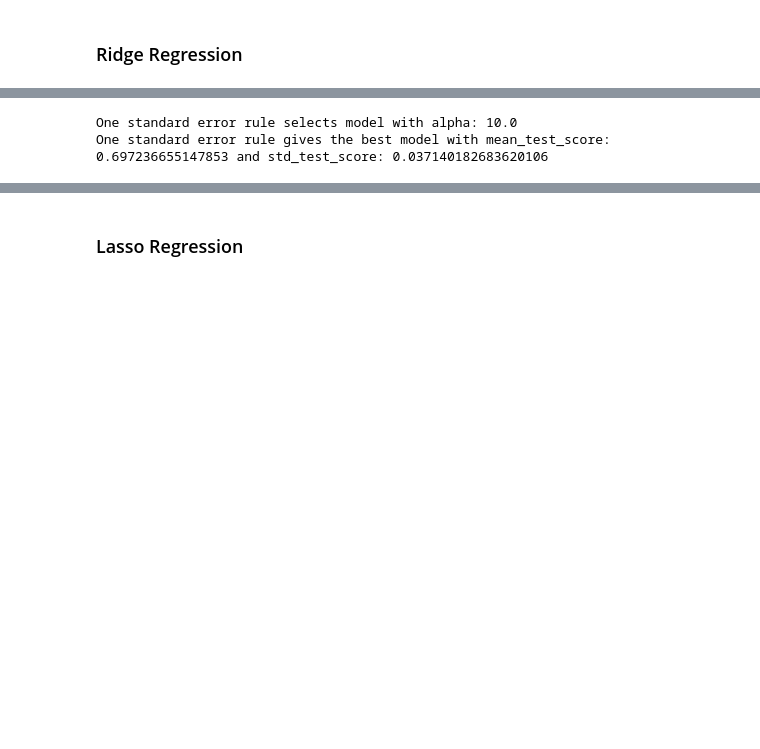
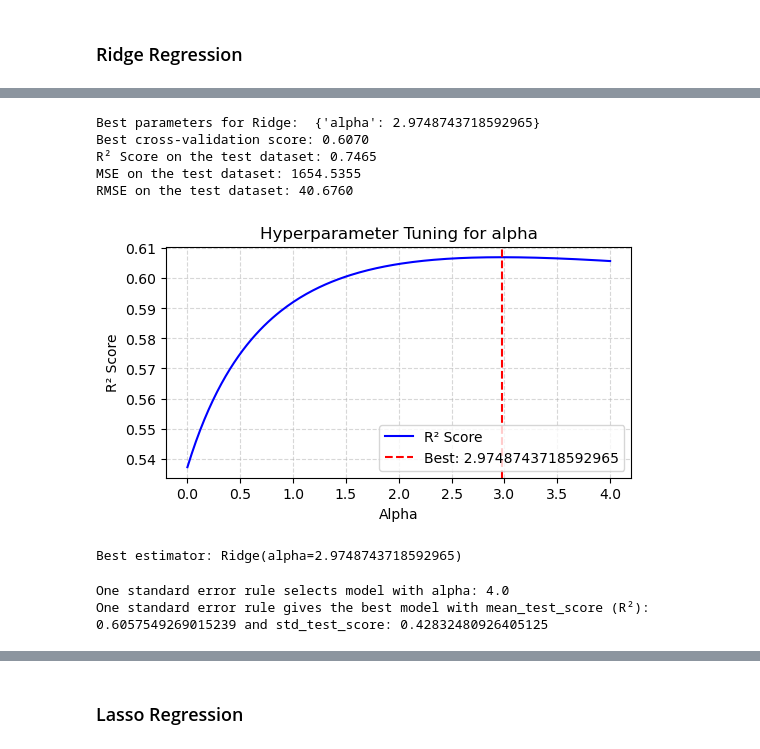
Before and after one commit to saulianskaitee/case1_CDA, a Jupyter notebook: 2_regularized.ipynb, the cells around one changed output, grey strips where cells are left out. Saved outputs shown, nothing was run; the diff lists cells and outputs as text; code cells hidden in the pictures; blank space fills up the shorter version.

```diff
--- a/2_regularized.ipynb
+++ b/2_regularized.ipynb
@@ -176,18 +105,79 @@ R² score on test set: 0.7512
+# %%
+# Split the data
+Xtrain, Xtest, ytrain, ytest = train_test_split(X, y, test_size=0.2, random_state=42)
+
+# Initialize Ridge regression model
+ridge = Ridge()
+
+# Define the hyperparameter grid for alpha
+param_grid_ridge = {
+    'alpha' : np.linspace(0, 4, 200)
+}
+
+# Define KFold cross-validation
+cv = KFold(n_splits=10, shuffle=True, random_state=42)
+#cv = LeaveOneOut()
+
+# Use GridSearchCV with the KFold object
+Ridge_ = GridSearchCV(ridge, param_grid_ridge, cv=cv, n_jobs=-1, return_train_score=True, scoring='r2')
+
+# Fit the GridSearchCV
+Ridge_.fit(Xtrain, ytrain)
+
+# Print best parameters and best cross-validation score
+print("Best parameters for Ridge: ", Ridge_.best_params_)
+print("Best cross-validation score: {:.4f}".format(Ridge_.best_score_))
+
+# Evaluate the best model on the test data
+best_model_ridge = Ridge_.best_estimator_
+y_pred_ridge = best_model_ridge.predict(Xtest)
+
+# Calculate R² score on test set
+test_R2 = r2_score(ytest, y_pred_ridge)
+test_MSE = mean_squared_error(ytest, y_pred_ridge)
+test_RMSE = root_mean_squared_error(ytest, y_pred_ridge)
+
+print("R² Score on the test dataset: {:.4f}".format(test_R2))
+print("MSE on the test dataset: {:.4f}".format(test_MSE))
+print("RMSE on the test dataset: {:.4f}".format(test_RMSE))
+
+# Get the mean test scores from the cross-validation results
+alphas = np.linspace(0, 4, 200)
+mean_test_scores = Ridge_.cv_results_['mean_test_score']
+
+# Plot the results of hyperparameter tuning
+plt.figure(figsize=(6, 3))
+plt.plot(alphas, mean_test_scores, linestyle='-', color='b', label='R² Score')
+plt.axvline(Ridge_.best_params_['alpha'], color='r', linestyle='--', label=f"Best: {Ridge_.best_params_['alpha']}")
+plt.xlabel('Alpha')
+plt.ylabel('R² Score')
+plt.title('Hyperparameter Tuning for alpha')
+plt.legend()
+plt.grid(True, linestyle='--', alpha=0.5)
+plt.show()
+
+# Print best estimator
+print(f'Best estimator: {Ridge_.best_estimator_}')
+# %% [output]
+Best parameters for Ridge:  {'alpha': 2.9748743718592965}
+Best cross-validation score: 0.6070
+R² Score on the test dataset: 0.7465
+MSE on the test dataset: 1654.5355
+RMSE on the test dataset: 40.6760
+[figure, added]
+Best estimator: Ridge(alpha=2.9748743718592965)
 # %%
-# Assuming you have already done GridSearchCV with Ridge as follows:
-# Ridge_ = GridSearchCV(ridge, param_grid_ridge, cv=5, scoring='r2')
-# Ridge_.fit(Xtrain, ytrain)
-
+# Get the mean test R² scores and standard deviations
 meanError = list(Ridge_.cv_results_['mean_test_score'])
 stdError = Ridge_.cv_results_['std_test_score']
 
-# Find the index of the model with the highest mean test score
+# Find the index of the model with the highest mean R² score
 maxAcc = meanError.index(max(meanError))
 
 # Apply the One Standard Error Rule to find acceptable models
-# We flip the sign of the std_error and compare
 J = np.where(meanError[maxAcc] - stdError[maxAcc] < meanError)[0]
 
+# Select the model with the highest alpha (if there are multiple models that satisfy the condition)
 if len(J) > 0:
     j = int(J[-1])  # Select the most regularized model (simpler)
 else:
@@ -195,7 +185,7 @@ else:
 
 # Print the hyperparameters of the selected model
 print(f'One standard error rule selects model with alpha: {Ridge_.cv_results_["param_alpha"][j]}')
-print(f'One standard error rule gives the best model with mean_test_score: {meanError[j]} and std_test_score: {stdError[j]}')
+print(f'One standard error rule gives the best model with mean_test_score (R²): {meanError[j]} and std_test_score: {stdError[j]}')
 # %% [output]
-One standard error rule selects model with alpha: 10.0
-One standard error rule gives the best model with mean_test_score: 0.697236655147853 and std_test_score: 0.037140182683620106
+One standard error rule selects model with alpha: 4.0
+One standard error rule gives the best model with mean_test_score (R²): 0.6057549269015239 and std_test_score: 0.42832480926405125
```
Also changed, not shown: parts of 34 cells of this notebook.
